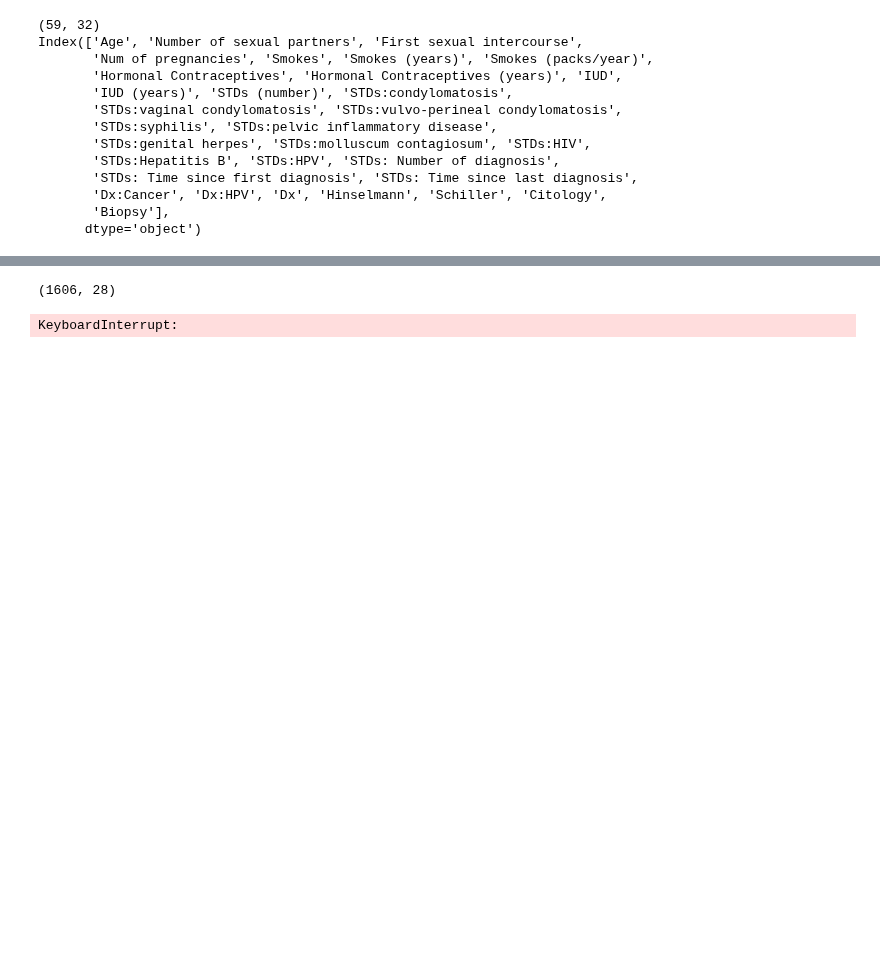
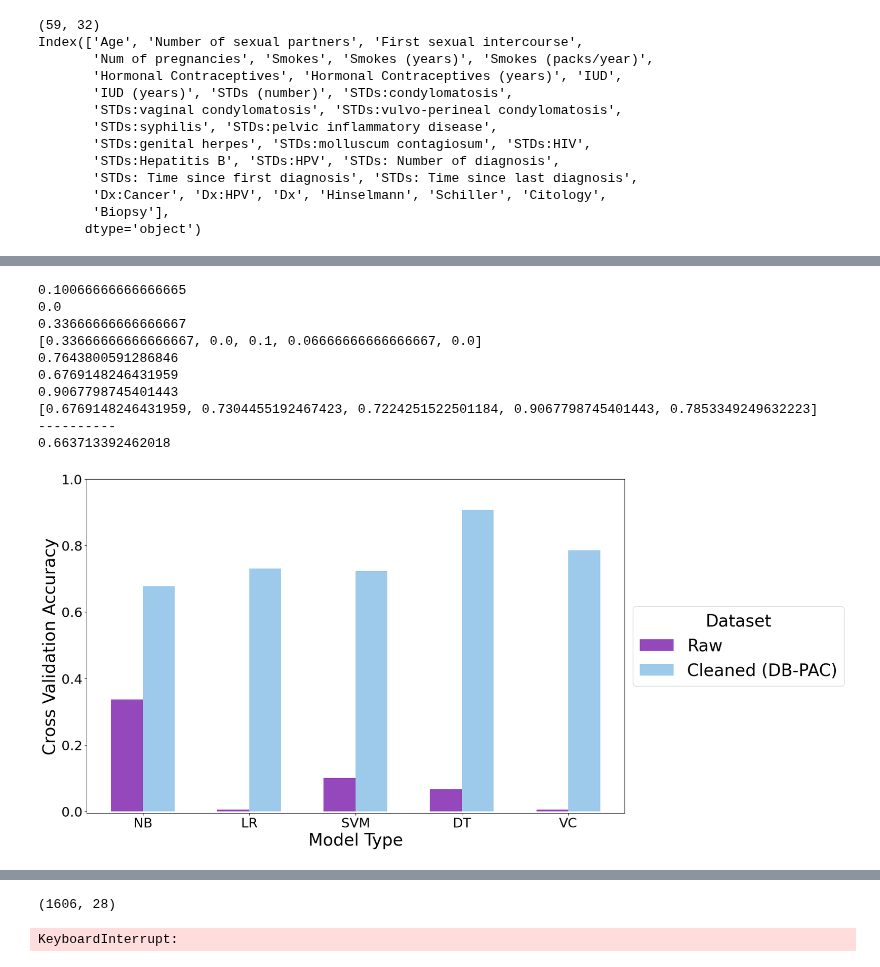
Before and after one commit to sprice134/MQP-2023, a Jupyter notebook: Code/Wole-Paper1/finalVersions/augmentationCervical.ipynb, the cells around one changed output, grey strips where cells are left out. Saved outputs shown, nothing was run; the diff lists cells and outputs as text; code cells hidden in the pictures; blank space fills up the shorter version.

```diff
--- a/Code/Wole-Paper1/finalVersions/augmentationCervical.ipynb
+++ b/Code/Wole-Paper1/finalVersions/augmentationCervical.ipynb
@@ -150,3 +150,17 @@ Index(['Age', 'Number of sexual partners', 'First sexual intercourse',
        'Dx:Cancer', 'Dx:HPV', 'Dx', 'Hinselmann', 'Schiller', 'Citology',
        'Biopsy'],
       dtype='object')
+# %%
+print(cervicalAllNullsRemoved.columns)
+cervicalAllNullsRemoved.rename(columns = {'Biopsy':'Diagnosis'}, inplace = True)
+X = cervicalAllNullsRemoved[cervical_df.columns[:-4]]
+y = cervicalAllNullsRemoved[cervical_df.columns[-1]]
+print(X.shape)
+print(y.shape)
+nullNB, nullLog, nullSVM, nullDT, nullVote = trainF1CrossValModels(X, y, 10)
+
+print('NB Mean Scores: {}'.format(np.mean(nullNB)))
+print('LR Mean Scores: {}'.format(np.mean(nullLog)))
+print('SVM Mean Scores: {}'.format(np.mean(nullSVM)))
+print('DT Mean Scores: {}'.format(np.mean(nullDT)))
+print('VC Mean Scores: {}'.format(np.mean(nullVote)))
@@ -216,3 +244,56 @@ VC Mean Scores: 0.7853072350722463
+# %%
+X = ['NB','LR','SVM', 'DT', 'VC' ]
+
+
+nullLeft = [np.mean(nullNB), np.mean(nullLog), np.mean(nullSVM),
+        np.mean(nullDT), np.mean(nullVote)]
+
+print(np.mean(nullLeft))
+print(min(nullLeft))
+print(max(nullLeft))
+print(nullLeft)
+
+balNullFilled = [np.mean(balNullFillNB), np.mean(balNullFillLog), np.mean(balNullFillSVM),
+        np.mean(balNullFillDT), np.mean(balNullFillVote)]
+
+
+print(np.mean(balNullFilled))
+print(min(balNullFilled))
+print(max(balNullFilled))
+print(balNullFilled)
+print('-'*10)
+print(np.mean(np.array(balNullFilled) - np.array(nullLeft)))
+
+X_axis = np.arange(len(X))
+
+for i in range(len(nullLeft)):
+        if nullLeft[i] == 0:
+                nullLeft[i] = 0.005
+
+plt.rcParams["figure.figsize"] = (16, 10)
+plt.rcParams.update({'font.size': 28})
+plt.rc('xtick', labelsize=22)
+plt.rc('ytick', labelsize=22)
+plt.bar(X_axis - 0.15, nullLeft, 0.3, label = 'Raw', color = '#9448BC')
+plt.bar(X_axis + 0.15, balNullFilled, 0.3, label = 'Cleaned (DB-PAC)', color='#9DCAEB')
+plt.xticks(X_axis, X)
+plt.xlabel("Model Type")
+plt.ylabel("Cross Validation Accuracy")
+plt.ylim(-0.005,1)
+plt.legend(title='Dataset',loc='center left', bbox_to_anchor=(1, 0.5))
+plt.show()
+# %% [output]
+0.10066666666666665
+0.0
+0.33666666666666667
+[0.33666666666666667, 0.0, 0.1, 0.06666666666666667, 0.0]
+0.7643800591286846
+0.6769148246431959
+0.9067798745401443
+[0.6769148246431959, 0.7304455192467423, 0.7224251522501184, 0.9067798745401443, 0.7853349249632223]
+----------
+0.663713392462018
+[figure, added]
 # %%
 X = ['NB','LR','SVM', 'DT', 'VC' ]
 
```
Also changed, not shown: parts of 4 cells of this notebook, 12 other files.
